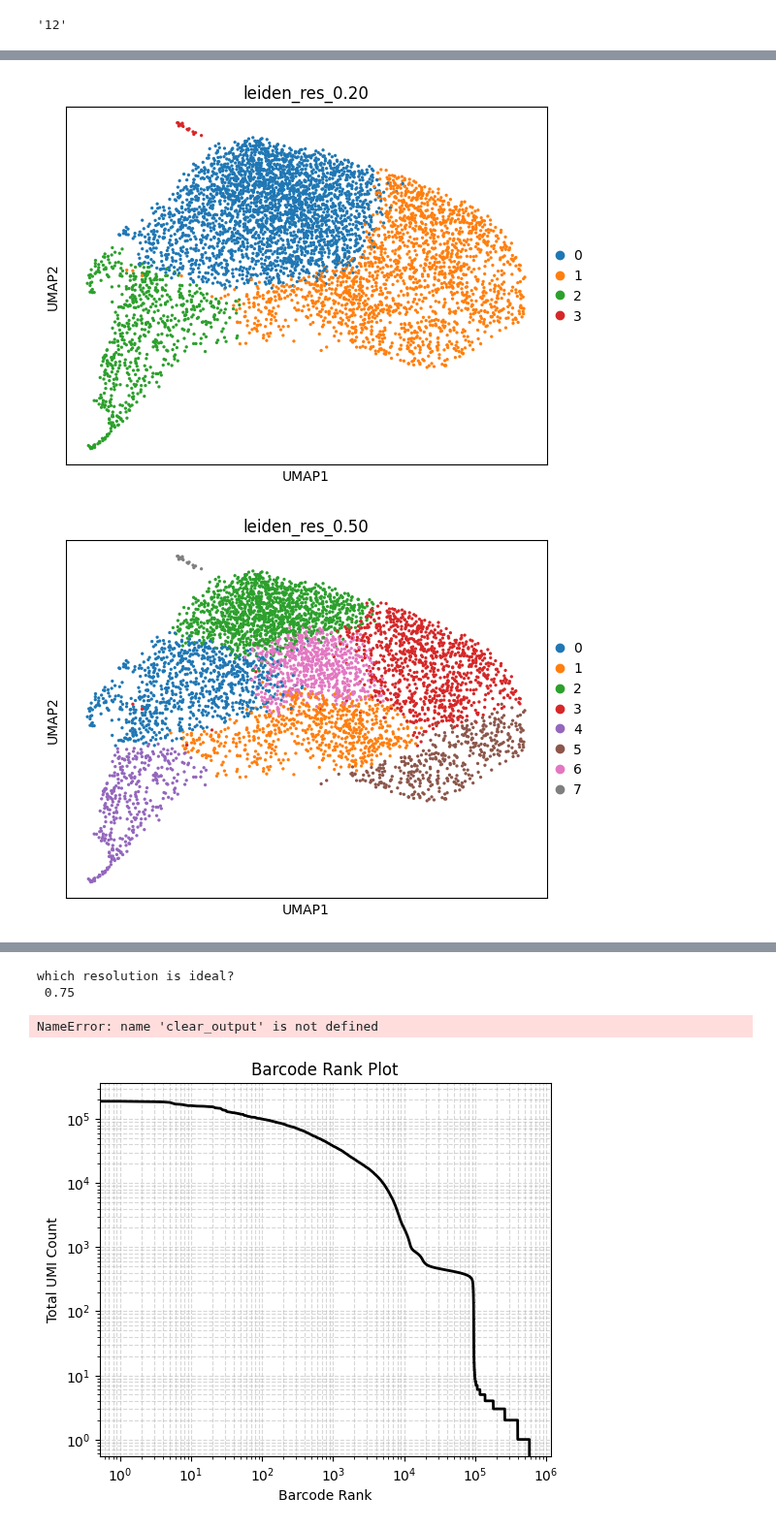
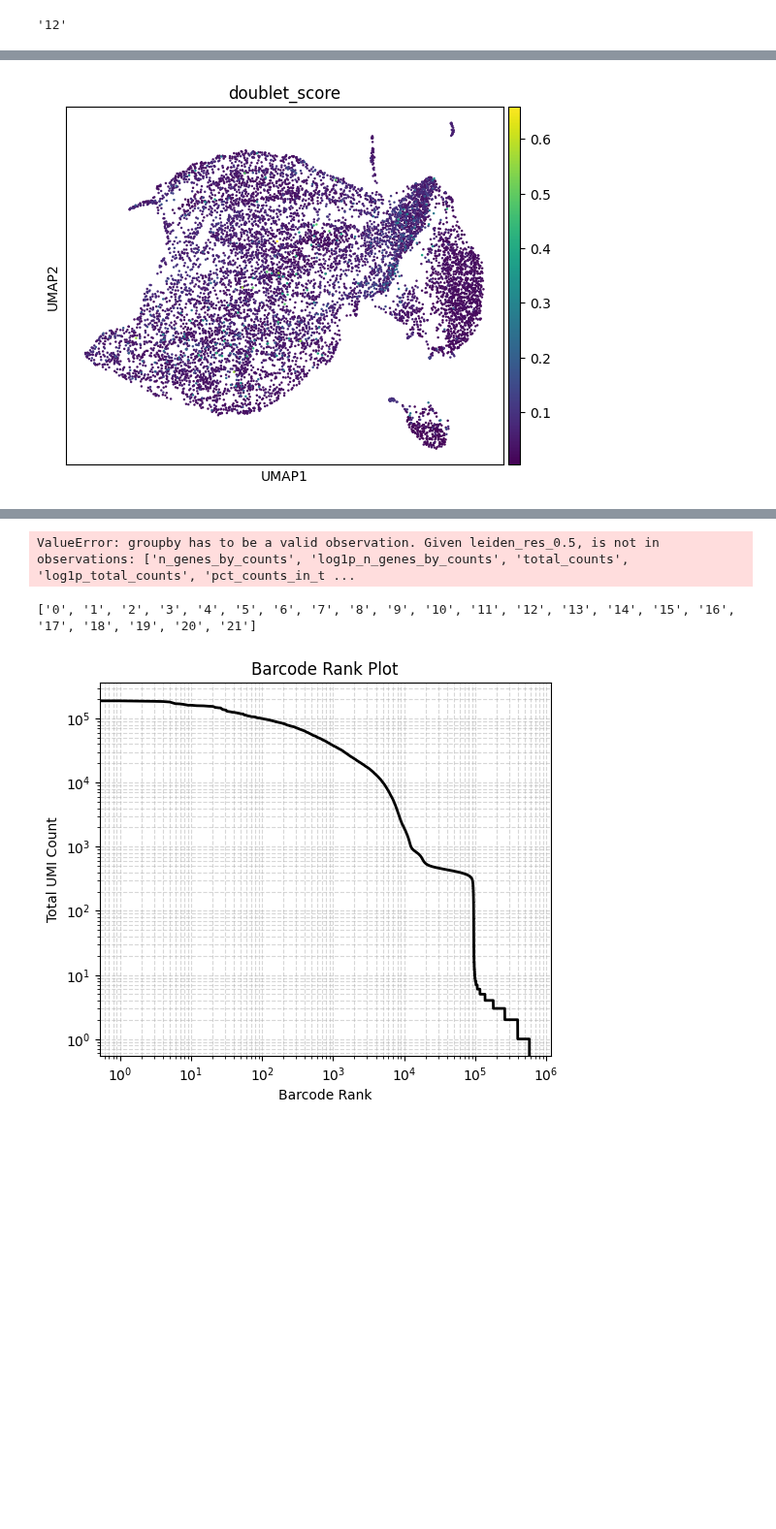
Before and after one commit to hvose-anschutz/viralogue-pipelines, a Jupyter notebook: scRNA-seq-pipeline/scRNA_part1_cellranger.ipynb, the cells around one changed output, grey strips where cells are left out. Shown at 97% size. Cells and saved outputs as stored; diff of their text form; code cells hidden in the pictures; blank space fills up the shorter version.

Commit message:
cluster annotation is now implemented in loop form on a per-sample basis (in cellranger_part1)

```diff
--- a/scRNA-seq-pipeline/scRNA_part1_cellranger.ipynb
+++ b/scRNA-seq-pipeline/scRNA_part1_cellranger.ipynb
@@ -165,6 +166,7 @@ for sample_id, filename in filtered_samples.items():
 
     for res in [0.2, 0.5, 0.75, 1]:
         sc.tl.leiden(sample_adata_mid_filter, key_added=f"leiden_res_{res:4.2f}", resolution=res, flavor="igraph")
+        print(f"added leiden res {res}")
 
     # scvi.model.SCVI.setup_anndata(sample_adata_mid_filter)
     # vae = scvi.model.SCVI(sample_adata_mid_filter)
@@ -188,7 +190,8 @@ for sample_id, filename in filtered_samples.items():
 
     # sample_adata = sample_adata[~sample_adata.obs.doublet_predict]
 
-    adatas[sample_id] = sample_adata
+    adatas[sample_id] = sample_adata_mid_filter
+    print(sample_adata)
     print(f"finished processing for sample {sample_id}")
 
     # print(f"finished processing for sample id {sample_id}")
@@ -278,13 +226,52 @@ for keys,adata_vals in adatas.items():
 # %%
 %matplotlib inline
 #attempting a looped clustering cell: i hope this works
+
+finished = False
+markers = ["Cd3e","Cd19","Ifitm2","Slc26a3", "Npm1", "Aqp4", "Aqp8", "Cyp2c55", "Selenbp1", "Car1", "B3galt5", "Chga", "Neurod1", "Muc2", "Tff3", "Spink4", "Zg16", "Ccl6", "Sval1", "Lgr5", "Ascl2", "Pclaf", "Clca3b","Mki67", "Top2a", "Ube2c", "Dclk1"]
+res_list = [0.20, 0.50, 0.75, 1.00]
 for keys, adata_vals in adatas.items():
-    print(f"SAMPLE ID: {keys}")
-    for res in [0.2, 0.5, 0.75, 1]:
-        sc.pl.umap(sample_adata_mid_filter, color=f"leiden_res_{res:4.2f}")
-        plt.show()
-    print("which resolution is ideal?")
-    new_res = input()
+    while not finished:
+        clear_output(wait=True)
+        print(adata_vals)
+        print(f"SAMPLE ID: {keys}")
+        for res in res_list:
+            sc.pl.umap(adata_vals, color=f"leiden_res_{res:4.2f}")
+            plt.show()
+        print("which resolution is ideal?")
+        new_res = input()
+        if float(new_res) not in res_list:
+            print(f"inputted resolution is invalid. Please choose one of the following: {res_list}")
+            new_res = input()
+        clear_output(wait=True)
+        #generate most differentially expressed genes per cluster
+        sc.pp.normalize_total(adata_vals)
+        sc.pp.log1p(adata_vals)
+        sc.pl.umap(adata_vals,color="doublet_score")
+        sc.pl.heatmap(adata_vals,markers,groupby=f"leiden_res_{new_res}",figsize=(30,8),swap_axes=True)
+
+        print("what doublet score to threshold below? (Put None for no thresholding)")
+        doublet_remove = input()
+        if doublet_remove != "None":
+            adata_vals[adata_vals.obs["doublet_score"] < float(doublet_remove)]
+            clear_output(wait=True)
+            print("Calculating new PCA and leiden clusters...")
+            sc.pp.pca(adata_vals)
+            sc.tl.umap(adata_vals)
+            for res in res_list:
+                sc.tl.leiden(adata_vals, key_added=f"leiden_res_{res:4.2f}", resolution=res, flavor="igraph")
+        else:
+            finished = True
+            sc.tl.rank_genes_groups(adata_vals, groupby=f"leiden_res_{new_res}", method="wilcoxon")
+            sc.pl.rank_genes_groups_dotplot(adata_vals, groupby=f"leiden_res_{new_res}", standard_scale="var", n_genes=5)
+            sc.pl.heatmap(adata_vals,markers,groupby=f"leiden_res_{new_res}",figsize=(30,8),swap_axes=True)
+            sc.pl.umap(adata_vals,color=f"leiden_res_{new_res}")
+
+    print("Initial guesses for cluster identification")
+    for cluster in adata_vals.obs[f"leiden_res_{new_res}"].cat.categories.tolist():
+        print(f"Identity for cluster {cluster}:")
+        clus_id = input()
+        adata_vals.obs.loc[adata_vals.obs[f"leiden_res_{new_res}"] == cluster, 'init_annotation'] = clus_id
 
     plt.close()
 # %% [output]
@@ -292,2 +279 @@ SAMPLE ID: sample_1
-[figure, old version]
+[figure, new version]
-[figure, removed]
@@ -296,6 +280,8 @@ SAMPLE ID: sample_1
-which resolution is ideal?
- 0.75
+ValueError: groupby has to be a valid observation. Given leiden_res_0.5, is not in observations: ['n_genes_by_counts', 'log1p_n_genes_by_counts', 'total_counts', 'log1p_total_counts', 'pct_counts_in_t ...
-NameError: name 'clear_output' is not defined
+# %%
+print(adatas["sample_1"].obs["leiden_res_0.75"].cat.categories.tolist())
+# %% [output]
+['0', '1', '2', '3', '4', '5', '6', '7', '8', '9', '10', '11', '12', '13', '14', '15', '16', '17', '18', '19', '20', '21']
 # %%
 # for sample_id, filename in raw_samples.items():
 #     sample_adata = sc.read_10x_h5(filename)
```
Also changed, not shown: parts of 6 cells of this notebook.
